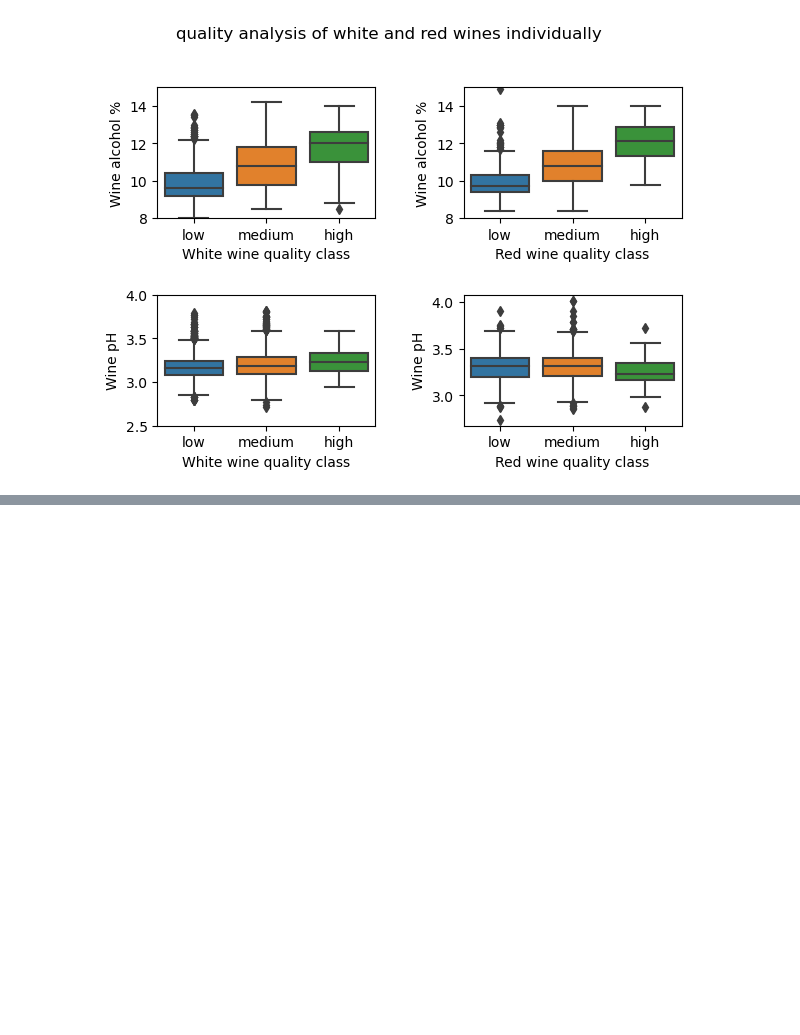
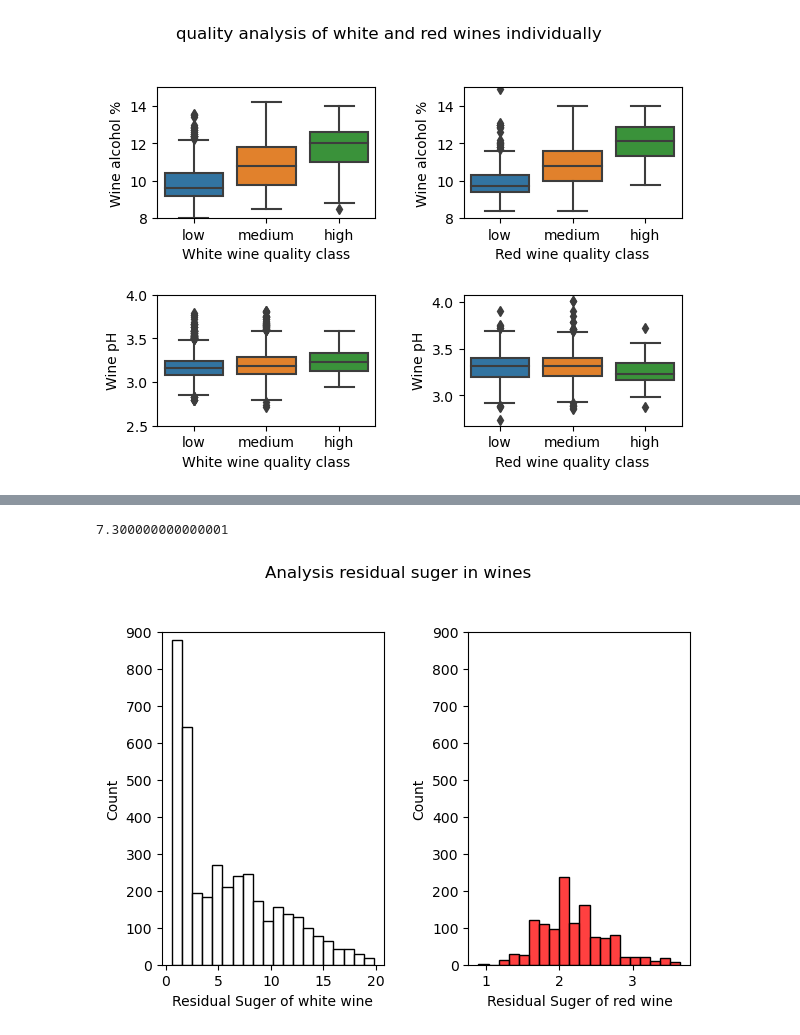
Before and after one commit to baes2021/P2-wine-EDA, a Jupyter notebook: wine_project.ipynb, the cells around one changed output, grey strips where cells are left out. Drawn from its saved outputs; the diff is of its cells as text; code cells hidden in the pictures; blank space fills up the shorter version.

```diff
--- a/wine_project.ipynb
+++ b/wine_project.ipynb
@@ -370,0 +402,32 @@ fig.tight_layout(pad=2.0)
+# %%
+# remove outliers : those which are bigger than IQR*1.5
+white_wine=white_wine.drop_duplicates()
+Q1_w = white_wine['residual sugar'].quantile(0.25)
+Q3_w = white_wine['residual sugar'].quantile(0.75)
+IQR_w=Q3_w-Q1_w
+print(IQR_w)
+white_wine_without_outliers= white_wine[(white_wine['residual sugar'] <= (Q3_w+(IQR_w*1.5))) &
+(white_wine['residual sugar'] >= (Q1_w-(IQR_w*1.5))) ]
+white_wine_without_outliers
+red_wine=red_wine.drop_duplicates()
+Q1_r = red_wine['residual sugar'].quantile(0.25)
+Q3_r = red_wine['residual sugar'].quantile(0.75)
+IQR_r=Q3_r-Q1_r
+
+red_wine_without_outliers= red_wine[(red_wine['residual sugar'] <= (Q3_r+(IQR_r*1.5))) &
+(red_wine['residual sugar'] >= (Q1_r-(IQR_r*1.5))) ]
+
+fig=plt.figure()
+st=plt.suptitle('Analysis residual suger in wines')
+ax1=plt.subplot2grid((1,2),(0,0))
+plt.xlabel('Residual Suger of white wine')
+sns.histplot(white_wine_without_outliers['residual sugar'],bins=20, color='white', edgecolor='black', linewidth=1.0)
+plt.ylim(0,900)
+ax1=plt.subplot2grid((1,2),(0,1))
+plt.xlabel('Residual Suger of red wine')
+sns.histplot(red_wine_without_outliers['residual sugar'], bins=20,color='red', edgecolor='black', linewidth=1.0)
+plt.ylim(0,900)
+fig.tight_layout(pad=2)
+# %% [output]
+7.300000000000001
+[figure, added]
```
Also changed, not shown: parts of 18 cells of this notebook, 2 other files.
